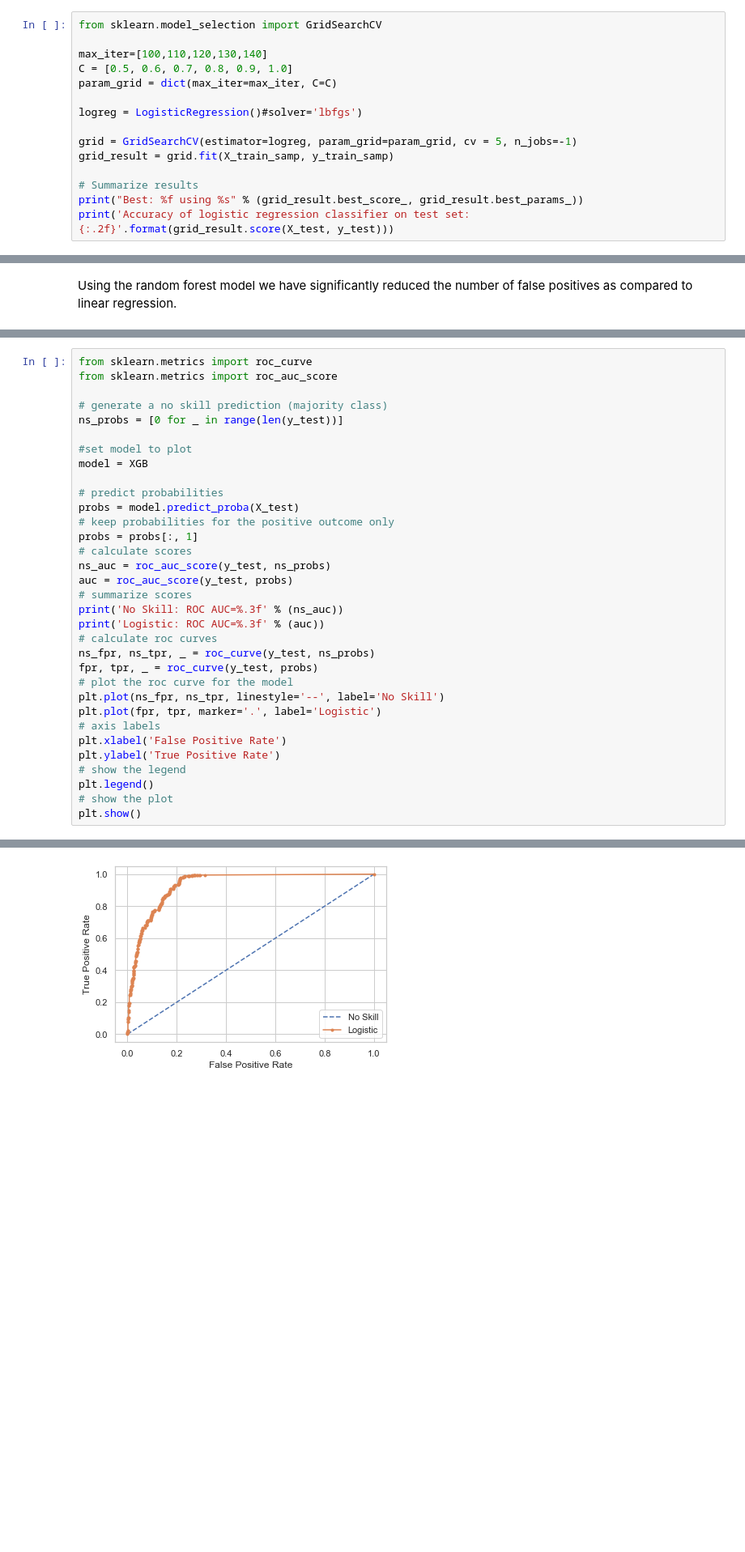
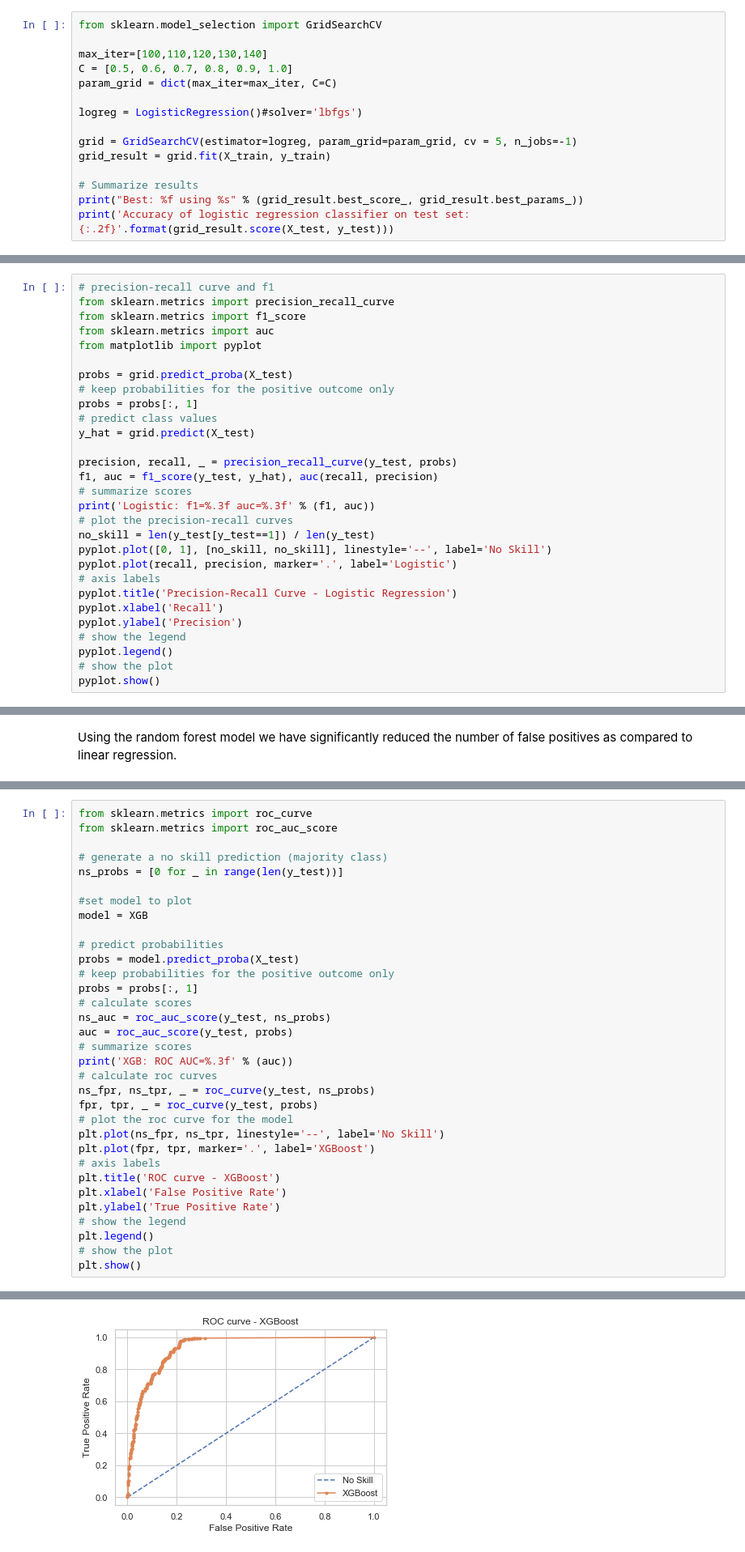
Before and after one commit to rjlussier/European_soccer_prediction, a Jupyter notebook: Soccer_Machine_Learning.ipynb, the cells around one changed output, grey strips where cells are left out. Shown: that part at 81% size. Cells and saved outputs as stored; diff of their text form; blank space fills up the shorter version.

```diff
--- a/Soccer_Machine_Learning.ipynb
+++ b/Soccer_Machine_Learning.ipynb
@@ -153,7 +168,7 @@ param_grid = dict(max_iter=max_iter, C=C)
 logreg = LogisticRegression()#solver='lbfgs')
 
 grid = GridSearchCV(estimator=logreg, param_grid=param_grid, cv = 5, n_jobs=-1)
-grid_result = grid.fit(X_train_samp, y_train_samp)
+grid_result = grid.fit(X_train, y_train)
 
 # Summarize results
 print("Best: %f using %s" % (grid_result.best_score_, grid_result.best_params_))
@@ -221,0 +258,29 @@ Logistic: ROC AUC=0.928
+# %%
+# precision-recall curve and f1
+from sklearn.metrics import precision_recall_curve
+from sklearn.metrics import f1_score
+from sklearn.metrics import auc
+from matplotlib import pyplot
+
+probs = grid.predict_proba(X_test)
+# keep probabilities for the positive outcome only
+probs = probs[:, 1]
+# predict class values
+y_hat = grid.predict(X_test)
+
+precision, recall, _ = precision_recall_curve(y_test, probs)
+f1, auc = f1_score(y_test, y_hat), auc(recall, precision)
+# summarize scores
+print('Logistic: f1=%.3f auc=%.3f' % (f1, auc))
+# plot the precision-recall curves
+no_skill = len(y_test[y_test==1]) / len(y_test)
+pyplot.plot([0, 1], [no_skill, no_skill], linestyle='--', label='No Skill')
+pyplot.plot(recall, precision, marker='.', label='Logistic')
+# axis labels
+pyplot.title('Precision-Recall Curve - Logistic Regression')
+pyplot.xlabel('Recall')
+pyplot.ylabel('Precision')
+# show the legend
+pyplot.legend()
+# show the plot
+pyplot.show()
@@ -381,15 +475,15 @@ probs = probs[:, 1]
 ns_auc = roc_auc_score(y_test, ns_probs)
 auc = roc_auc_score(y_test, probs)
 # summarize scores
-print('No Skill: ROC AUC=%.3f' % (ns_auc))
-print('Logistic: ROC AUC=%.3f' % (auc))
+print('XGB: ROC AUC=%.3f' % (auc))
 # calculate roc curves
 ns_fpr, ns_tpr, _ = roc_curve(y_test, ns_probs)
 fpr, tpr, _ = roc_curve(y_test, probs)
 # plot the roc curve for the model
 plt.plot(ns_fpr, ns_tpr, linestyle='--', label='No Skill')
-plt.plot(fpr, tpr, marker='.', label='Logistic')
+plt.plot(fpr, tpr, marker='.', label='XGBoost')
 # axis labels
+plt.title('ROC curve - XGBoost')
 plt.xlabel('False Positive Rate')
 plt.ylabel('True Positive Rate')
 # show the legend
@@ -402,4 +495,4 @@ Logistic: ROC AUC=0.934
-[figure, old version]
+[figure, new version]
 # %%
 # precision-recall curve and f1
 from sklearn.metrics import precision_recall_curve
```
Also changed, not shown: parts of 17 cells of this notebook.
